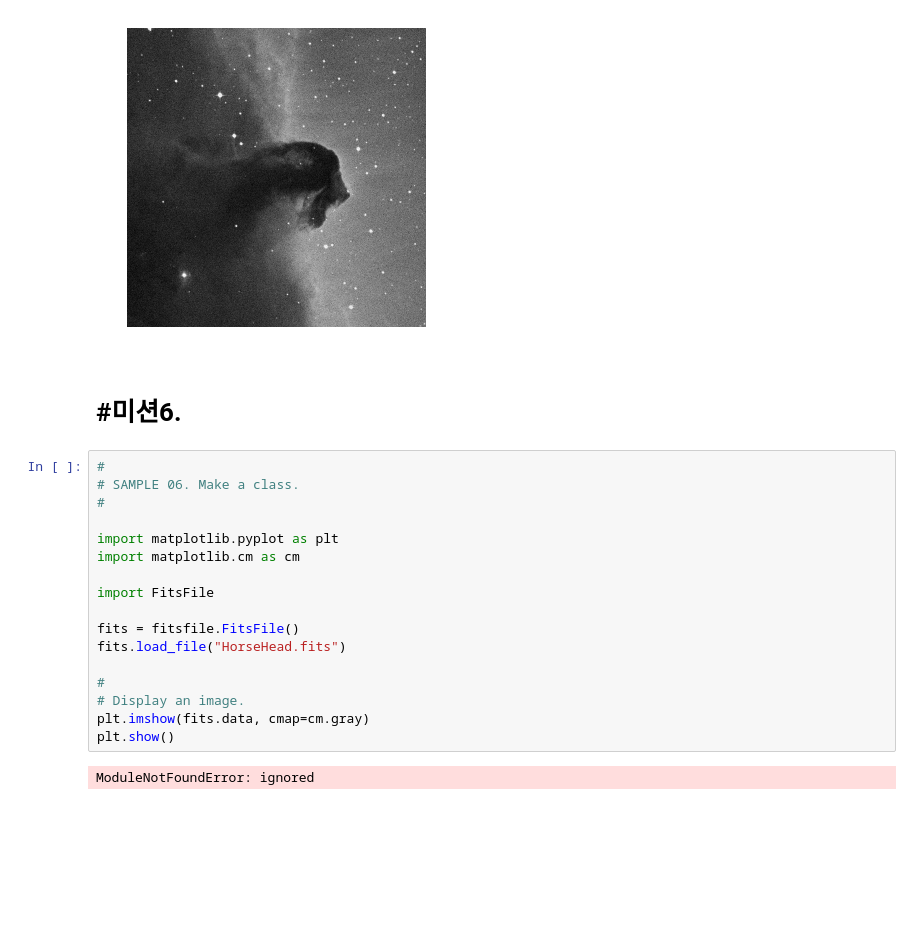
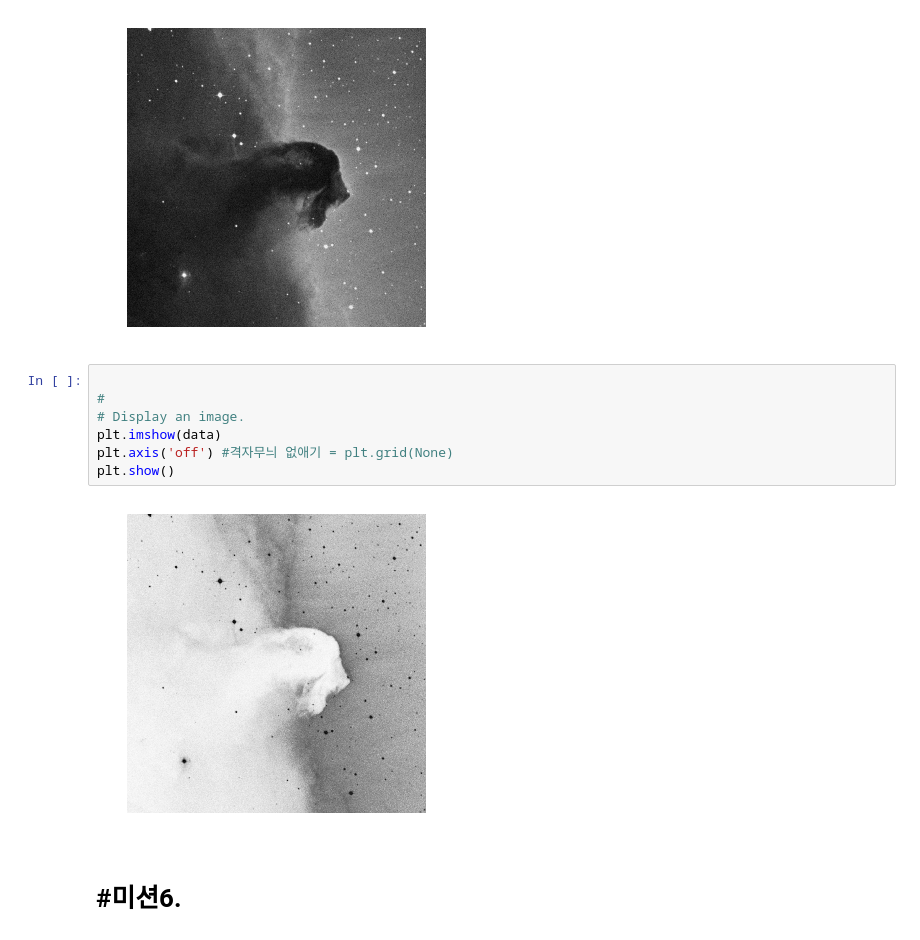
Before and after one commit to smlrkh1107/Python3, a Jupyter notebook: 1210(월)_천문우주.ipynb, the cells around one changed output. Drawn from its saved outputs; the diff is of its cells as text; blank space fills up the shorter version.

```diff
--- a/1210(월)_천문우주.ipynb
+++ b/1210(월)_천문우주.ipynb
@@ -293,24 +293,14 @@ plt.axis('off') #격자무늬 없애기 = plt.grid(None)
 plt.show()
 # %% [output]
 [figure]
+# %%
+
+#
+# Display an image.
+plt.imshow(data)
+plt.axis('off') #격자무늬 없애기 = plt.grid(None)
+plt.show()
+# %% [output]
+[figure, added]
 # %% [markdown]
 # #미션6.
-# %%
-#
-# SAMPLE 06. Make a class.
-#
-
-import matplotlib.pyplot as plt
-import matplotlib.cm as cm
-
-import FitsFile
-
-fits = fitsfile.FitsFile()
-fits.load_file("HorseHead.fits")
-
-#
-# Display an image.
-plt.imshow(fits.data, cmap=cm.gray)
-plt.show()
-# %% [output]
-ModuleNotFoundError: ignored
```
Also changed, not shown: parts of 1 cell of this notebook.
